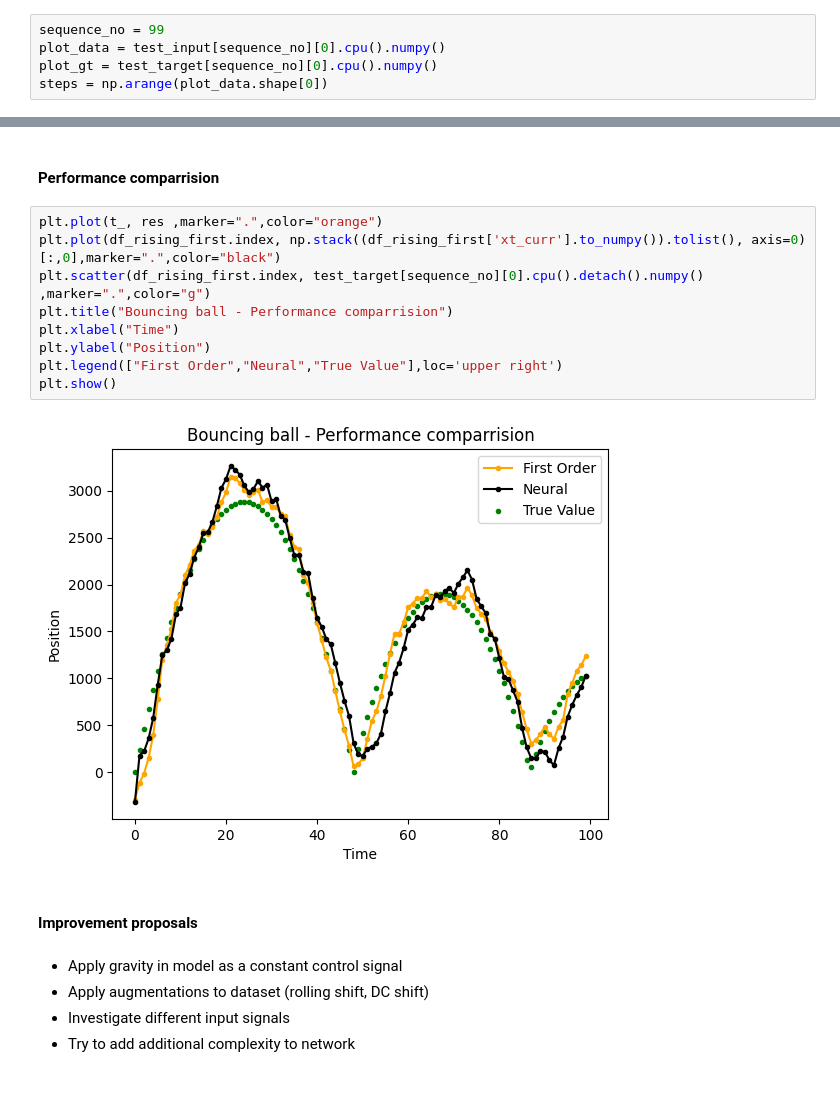
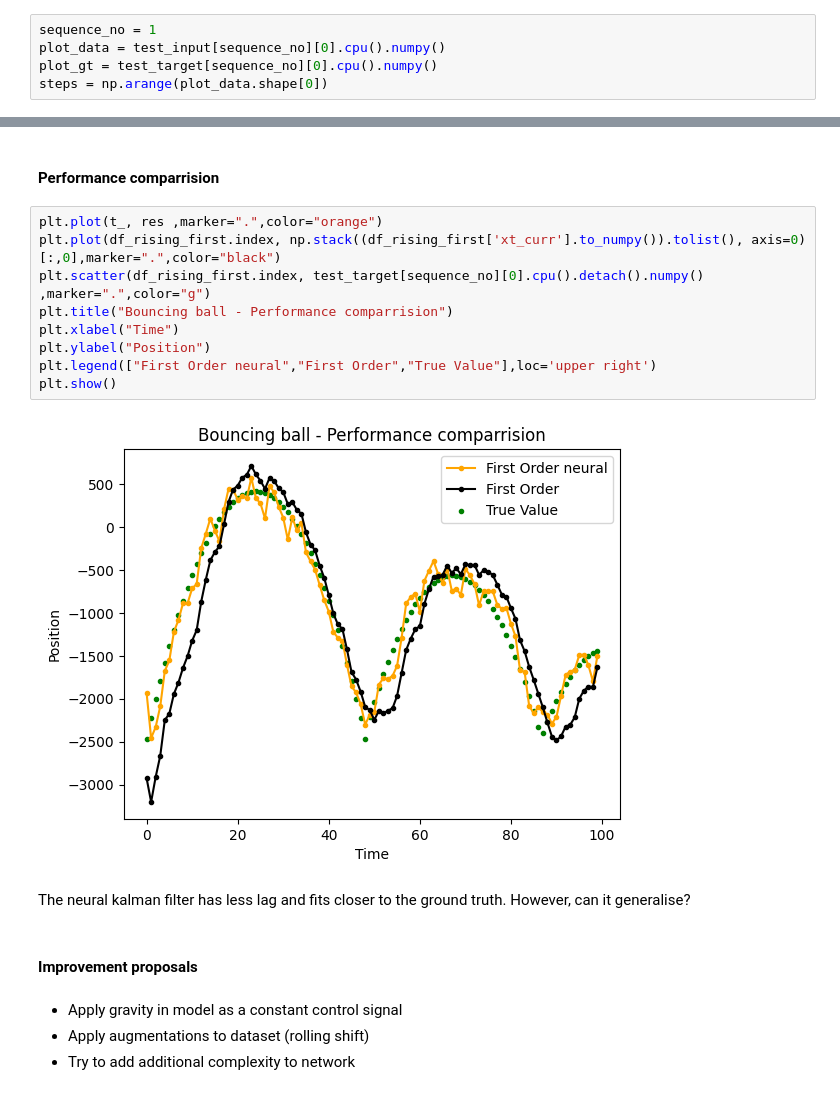
Before and after one commit to 262882/myKalmanFIlter, a Jupyter notebook: kalmanFilteringNeural.ipynb, the cells around one changed output, grey strips where cells are left out. Drawn from its saved outputs; the diff is of its cells as text.

```diff
--- a/kalmanFilteringNeural.ipynb
+++ b/kalmanFilteringNeural.ipynb
@@ -18,7 +18,7 @@ from gen_dataset import gen_dataset
 # %%
 [train_input, train_target, cv_input, cv_target, test_input, test_target] = DataLoader('./datasets/para.pt')
 # %%
-sequence_no = 99
+sequence_no = 1
 plot_data = test_input[sequence_no][0].cpu().numpy()
 plot_gt = test_target[sequence_no][0].cpu().numpy()
 steps = np.arange(plot_data.shape[0])
@@ -129,18 +172,19 @@ Initally the gain is high - this indicates that the model has learnt an initiali
 # %%
 plt.plot(t_, res ,marker=".",color="orange")
 plt.plot(df_rising_first.index, np.stack((df_rising_first['xt_curr'].to_numpy()).tolist(), axis=0)[:,0],marker=".",color="black")
 plt.scatter(df_rising_first.index, test_target[sequence_no][0].cpu().detach().numpy() ,marker=".",color="g")
 plt.title("Bouncing ball - Performance comparrision")
 plt.xlabel("Time")
 plt.ylabel("Position")
-plt.legend(["First Order","Neural","True Value"],loc='upper right')
+plt.legend(["First Order neural","First Order","True Value"],loc='upper right')
 plt.show()
 # %% [output]
-[figure, old version]
+[figure, new version]
+# %% [markdown]
+The neural kalman filter has less lag and fits closer to the ground truth. However, can it generalise?
 # %% [markdown]
 #### Improvement proposals
 # %% [markdown]
 - Apply gravity in model as a constant control signal
-- Apply augmentations to dataset (rolling shift, DC shift)
-- Investigate different input signals
+- Apply augmentations to dataset (rolling shift)
 - Try to add additional complexity to network
```
Also changed, not shown: parts of 13 cells of this notebook, 4 other files.
